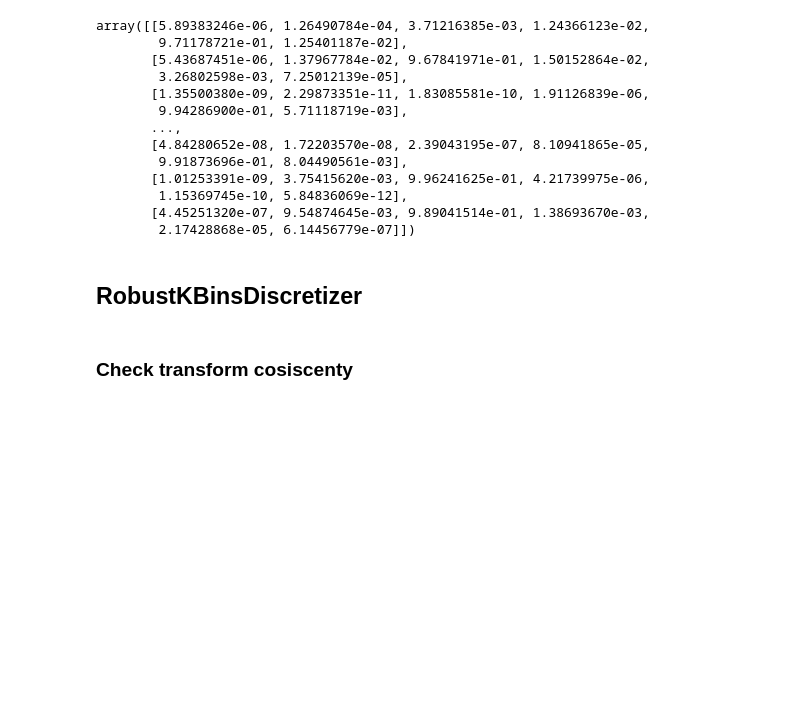
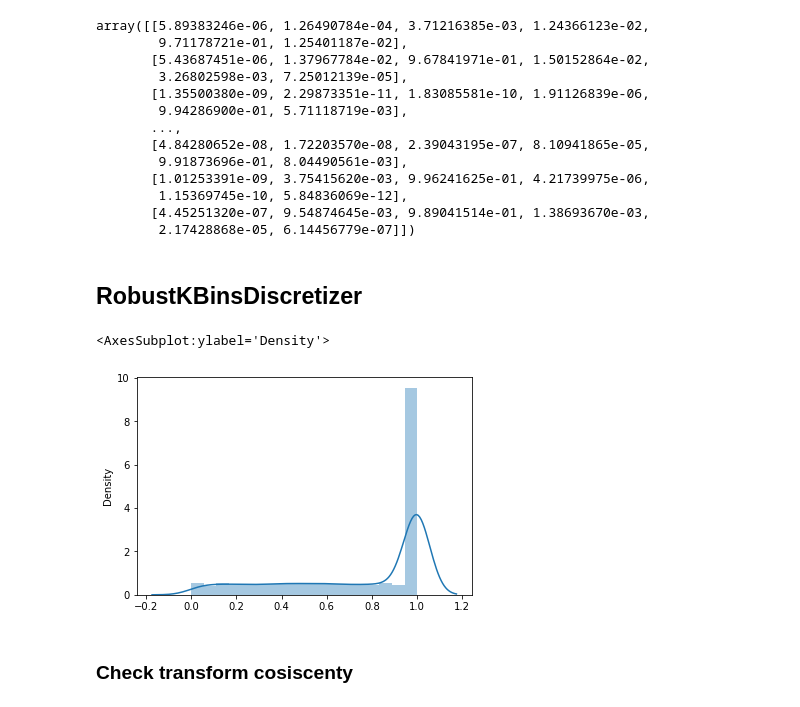
Before and after one commit to AlanGanem/replan, a Jupyter notebook: notebooks_dev/replan.ipynb, the cells around one changed output. Saved outputs shown, nothing was run; the diff lists cells and outputs as text; code cells hidden in the pictures; blank space fills up the shorter version.

```diff
--- a/notebooks_dev/replan.ipynb
+++ b/notebooks_dev/replan.ipynb
@@ -802,6 +808,11 @@ rob = RobustKBinsDiscretizer(
 )
 # %%
 Xt = rob.fit(X).transform(X_test)
+# %%
+sns.distplot(Xt.data)
+# %% [output]
+<AxesSubplot:ylabel='Density'>
+[figure, added]
 # %% [markdown]
 ### Check transform cosiscenty
 # %%
```
Also changed, not shown: parts of 7 cells of this notebook.
